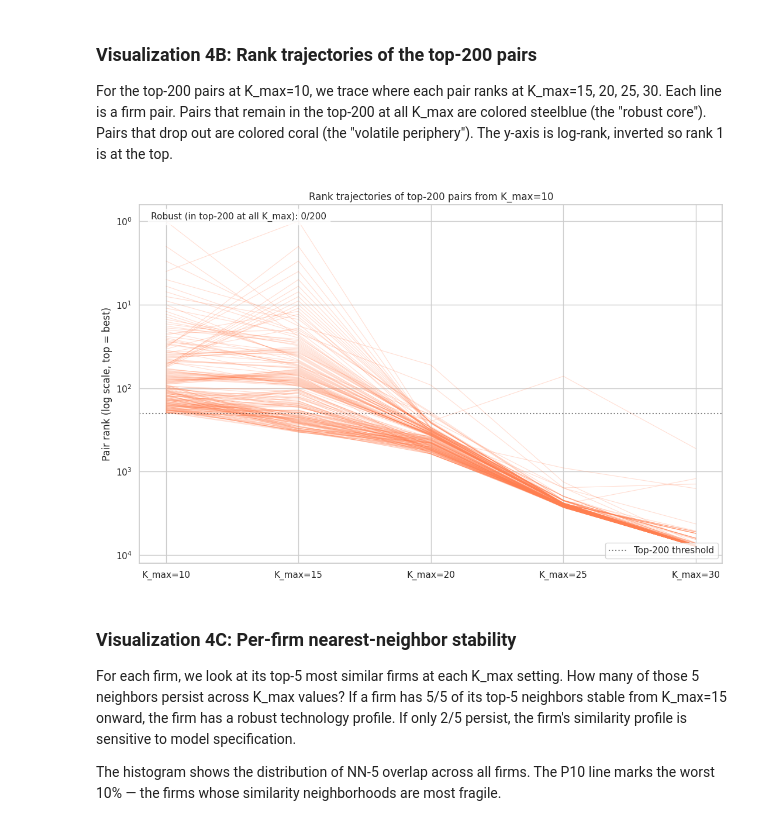
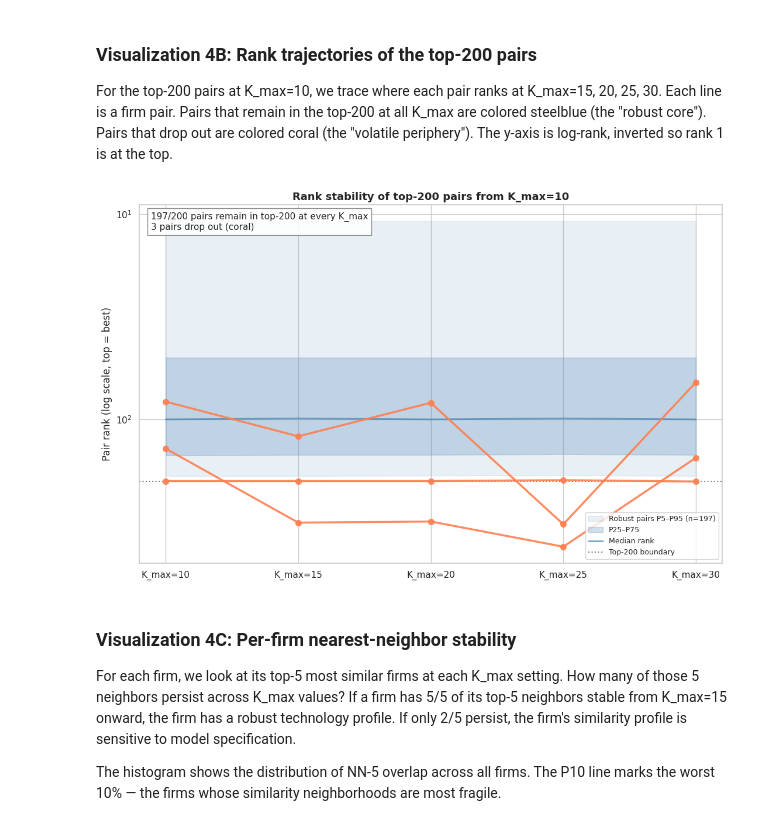
Before and after one commit to Torr1n/firm-pair_merger_prediction, a Jupyter notebook: notebooks/03_kmax_convergence_analysis.ipynb, the cells around one changed output. Drawn from its saved outputs; the diff is of its cells as text; code cells hidden in the pictures.

```diff
--- a/notebooks/03_kmax_convergence_analysis.ipynb
+++ b/notebooks/03_kmax_convergence_analysis.ipynb
@@ -81,20 +86,24 @@ Total runtime: 2.84 hours
 # %%
-# Load all GMM results (one list per K_max)
+# Load GMM results and filter to deduplicated firms
 all_results = {}
 for k_max in K_MAX_VALUES:
     path = SWEEP_DIR / f"firm_gmm_parameters_k{k_max}.parquet"
-    all_results[k_max] = load_gmm_results(str(path))
-    print(f"K_max={k_max}: {len(all_results[k_max])} firms loaded")
+    raw_results = load_gmm_results(str(path))
+    all_results[k_max] = [r for r in raw_results if str(r["gvkey"]) not in DEDUP_GVKEYS]
+    dropped = len(raw_results) - len(all_results[k_max])
+    print(f"K_max={k_max}: {len(all_results[k_max])} firms loaded ({dropped} deduped)")
 
-# Load all BC matrices
+# Load CORRECTED BC matrices (dedup + linear weights)
 bc_matrices = {}
 for k_max in K_MAX_VALUES:
-    path = SWEEP_DIR / f"bc_matrix_all_k{k_max}.npz"
+    path = CORRECTED_DIR / f"bc_matrix_all_k{k_max}_dedup_linear.npz"
     data = np.load(path, allow_pickle=True)
     bc_matrices[k_max] = (data["gvkeys"].tolist(), data["bc_matrix"])
-    print(f"K_max={k_max}: BC matrix {bc_matrices[k_max][1].shape}")
+    print(f"K_max={k_max}: corrected BC matrix {bc_matrices[k_max][1].shape}, "
+          f"max={bc_matrices[k_max][1].max():.4f}")
 
 # Load excluded firms log
 excluded = pd.read_csv(SWEEP_DIR / "excluded_firms.csv")
-print(f"Excluded firms: {len(excluded):,}")
+print(f"\nExcluded firms (<5 patents): {len(excluded):,}")
+print(f"Deduplicated firms: {len(DEDUP_GVKEYS):,}")
 # %% [output]
@@ -453,57 +473,71 @@ For the top-200 pairs at K_max=10, we trace where each pair ranks at K_max=15, 2
 # Compute rank of each pair at each K_max, starting from top-200 at K_max[0]
 N_PAIRS_TRACE = 200
 k_first = K_MAX_VALUES[0]
 _, bc_first = bc_matrices[k_first]
 n = bc_first.shape[0]
 iu = np.triu_indices(n, k=1)
 flat_first = bc_first[iu]
 top_idx_first = np.argsort(-flat_first)[:N_PAIRS_TRACE]
-# Convert to (i, j) tuples
 top_pairs = list(zip(iu[0][top_idx_first].tolist(), iu[1][top_idx_first].tolist()))
 
-# For each K_max, compute the rank of each of these pairs
+# Build flat-index lookup for fast rank retrieval
+pair_to_flat = {}
+for p_idx, (i_, j_) in enumerate(top_pairs):
+    flat_pos = i_ * n - i_ * (i_ + 1) // 2 + (j_ - i_ - 1)
+    pair_to_flat[p_idx] = flat_pos
+
 rank_trajectories = np.zeros((N_PAIRS_TRACE, len(K_MAX_VALUES)), dtype=np.int64)
 for k_idx, k_max in enumerate(K_MAX_VALUES):
     _, bc_mat = bc_matrices[k_max]
     flat = bc_mat[iu]
-    # Argsort gives positions; we want the rank of each (i,j) in the original order
-    rank_array = np.empty_like(flat, dtype=np.int64)
+    rank_array = np.empty(len(flat), dtype=np.int64)
     rank_array[np.argsort(-flat)] = np.arange(len(flat))
-    # Map (i,j) → flat index
-    for p_idx, (i_, j_) in enumerate(top_pairs):
-        # Find position in iu
-        flat_pos = np.where((iu[0] == i_) & (iu[1] == j_))[0][0]
-        rank_trajectories[p_idx, k_idx] = rank_array[flat_pos] + 1  # 1-indexed
+    for p_idx in range(N_PAIRS_TRACE):
+        rank_trajectories[p_idx, k_idx] = rank_array[pair_to_flat[p_idx]] + 1
 
-# Classify: robust = always in top-200, volatile = drops out at some K_max
-final_ranks = rank_trajectories[:, -1]
 robust_mask = (rank_trajectories <= N_PAIRS_TRACE).all(axis=1)
+robust_count = robust_mask.sum()
+volatile_indices = np.where(~robust_mask)[0]
 
 fig, ax = plt.subplots(figsize=(11, 7))
-for p_idx in range(N_PAIRS_TRACE):
-    color = "steelblue" if robust_mask[p_idx] else "coral"
-    alpha = 0.5 if robust_mask[p_idx] else 0.25
-    ax.plot(range(len(K_MAX_VALUES)), rank_trajectories[p_idx], "-",
-            color=color, alpha=alpha, linewidth=0.8)
+
+# Background: robust pairs as a shaded band (P5-P95) + median
+robust_ranks = rank_trajectories[robust_mask]
+p5 = np.percentile(robust_ranks, 5, axis=0)
+p25 = np.percentile(robust_ranks, 25, axis=0)
+median = np.median(robust_ranks, axis=0)
+p75 = np.percentile(robust_ranks, 75, axis=0)
+p95 = np.percentile(robust_ranks, 95, axis=0)
+x_pos = range(len(K_MAX_VALUES))
+
+ax.fill_between(x_pos, p5, p95, alpha=0.12, color="steelblue", label=f"Robust pairs P5–P95 (n={robust_count})")
+ax.fill_between(x_pos, p25, p75, alpha=0.25, color="steelblue", label="P25–P75")
+ax.plot(x_pos, median, "-", color="steelblue", linewidth=2, alpha=0.7, label="Median rank")
+
+# Foreground: volatile pairs as bold individual lines
+for v_idx in volatile_indices:
+    ax.plot(x_pos, rank_trajectories[v_idx], "o-", color="coral", linewidth=2.5,
+            markersize=7, alpha=0.9, zorder=5)
 
 ax.set_yscale("log")
 ax.invert_yaxis()
-ax.set_xticks(range(len(K_MAX_VALUES)))
+ax.set_xticks(list(x_pos))
 ax.set_xticklabels([f"K_max={k}" for k in K_MAX_VALUES])
 ax.set_ylabel("Pair rank (log scale, top = best)")
 ax.axhline(y=N_PAIRS_TRACE, color="black", linestyle=":", alpha=0.5,
-           label=f"Top-{N_PAIRS_TRACE} threshold")
-ax.set_title(f"Rank trajectories of top-{N_PAIRS_TRACE} pairs from K_max={k_first}")
-robust_count = robust_mask.sum()
-ax.text(0.02, 0.98, f"Robust (in top-{N_PAIRS_TRACE} at all K_max): {robust_count}/{N_PAIRS_TRACE}",
+           label=f"Top-{N_PAIRS_TRACE} boundary")
+ax.set_title(f"Rank stability of top-{N_PAIRS_TRACE} pairs from K_max={k_first}", fontsize=13, fontweight="bold")
+ax.text(0.02, 0.98,
+        f"{robust_count}/{N_PAIRS_TRACE} pairs remain in top-{N_PAIRS_TRACE} at every K_max\n"
+        f"{len(volatile_indices)} pair{'s' if len(volatile_indices) != 1 else ''} drop out (coral)",
         transform=ax.transAxes, fontsize=11, verticalalignment="top",
-        bbox=dict(facecolor="white", alpha=0.8))
-ax.legend(loc="lower right")
+        bbox=dict(facecolor="white", alpha=0.9, edgecolor="gray"))
+ax.legend(loc="lower right", fontsize=9)
 plt.tight_layout()
 plt.savefig("03_viz4b_rank_trajectories.png", dpi=120, bbox_inches="tight")
 plt.show()
 # %% [output]
-[figure, old version]
+[figure, new version]
 # %% [markdown]
 ### Visualization 4C: Per-firm nearest-neighbor stability
 
```
Also changed, not shown: parts of 21 cells of this notebook, 20 other files.
